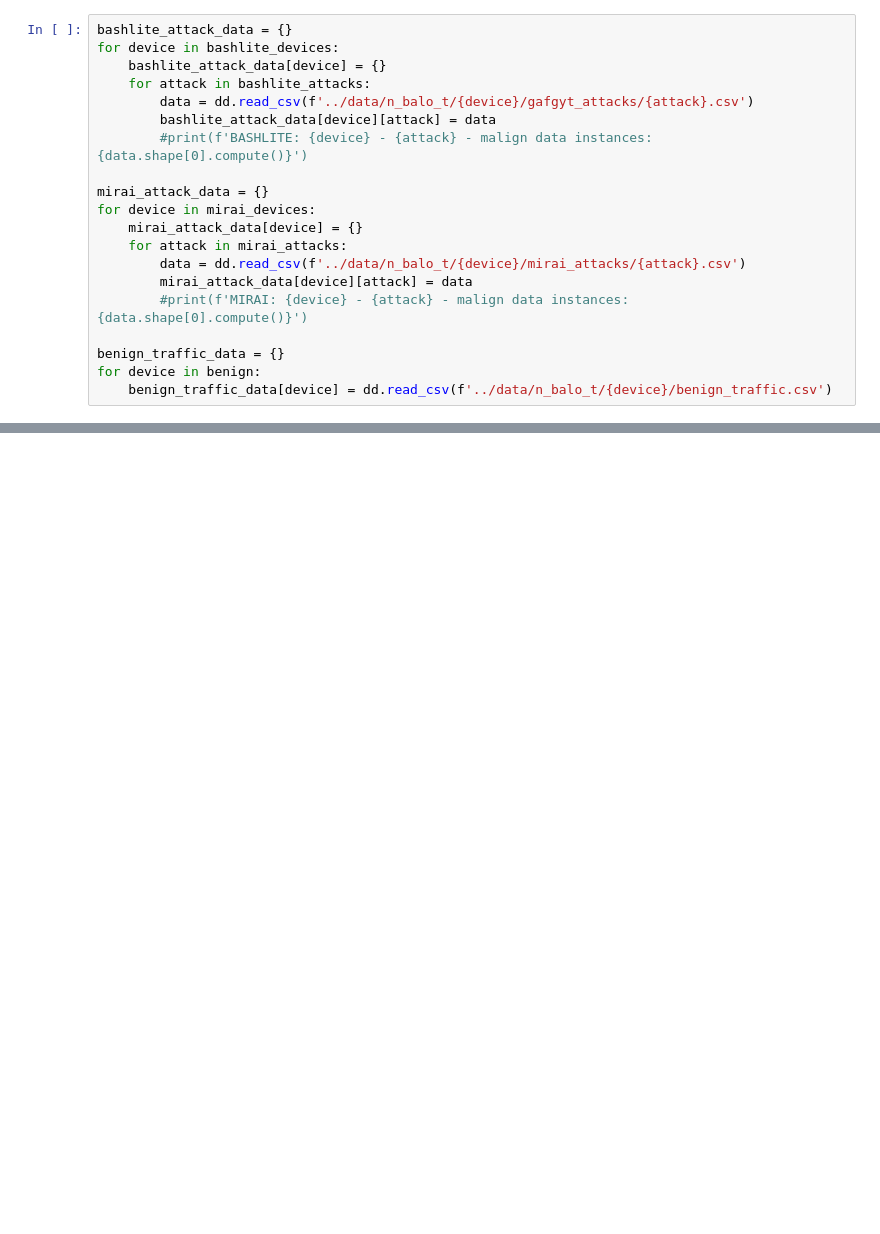
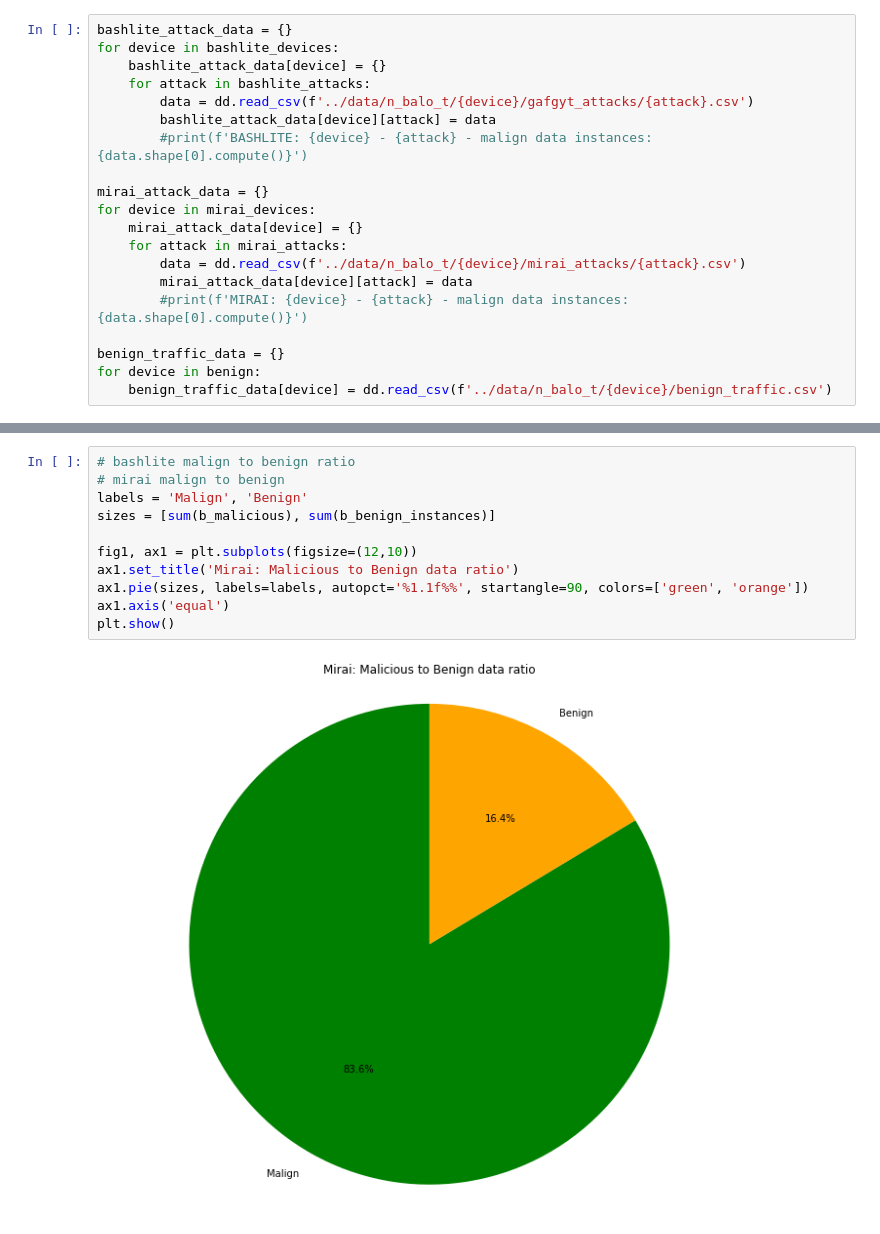
Before and after one commit to vmc9/BigDataProject, a Jupyter notebook: analysis/n_balo_t_data_exploration.ipynb, the cells around one changed output, grey strips where cells are left out. Drawn from its saved outputs; the diff is of its cells as text; blank space fills up the shorter version.

```diff
--- a/analysis/n_balo_t_data_exploration.ipynb
+++ b/analysis/n_balo_t_data_exploration.ipynb
@@ -216,0 +238,13 @@ plt.show()
+# %%
+# bashlite malign to benign ratio
+# mirai malign to benign
+labels = 'Malign', 'Benign'
+sizes = [sum(b_malicious), sum(b_benign_instances)]
+
+fig1, ax1 = plt.subplots(figsize=(12,10))
+ax1.set_title('Mirai: Malicious to Benign data ratio')
+ax1.pie(sizes, labels=labels, autopct='%1.1f%%', startangle=90, colors=['green', 'orange'])
+ax1.axis('equal')
+plt.show()
+# %% [output]
+[figure, added]
```
Also changed, not shown: parts of 10 cells of this notebook.
